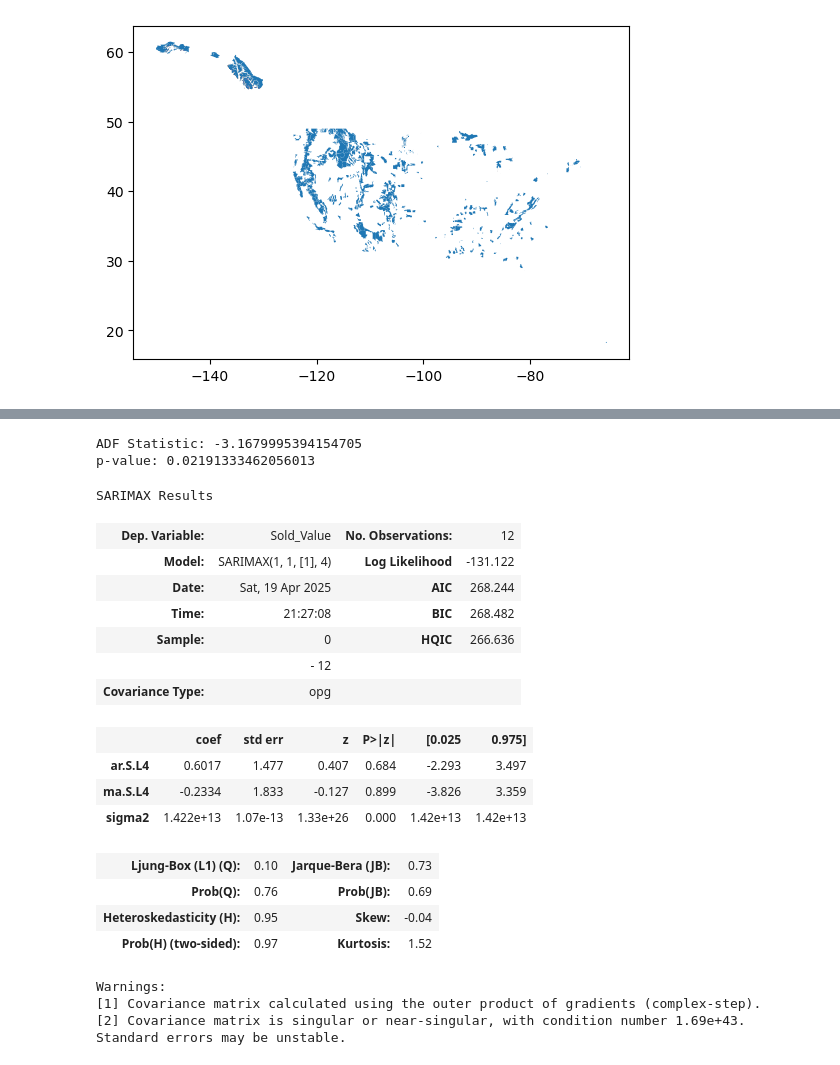
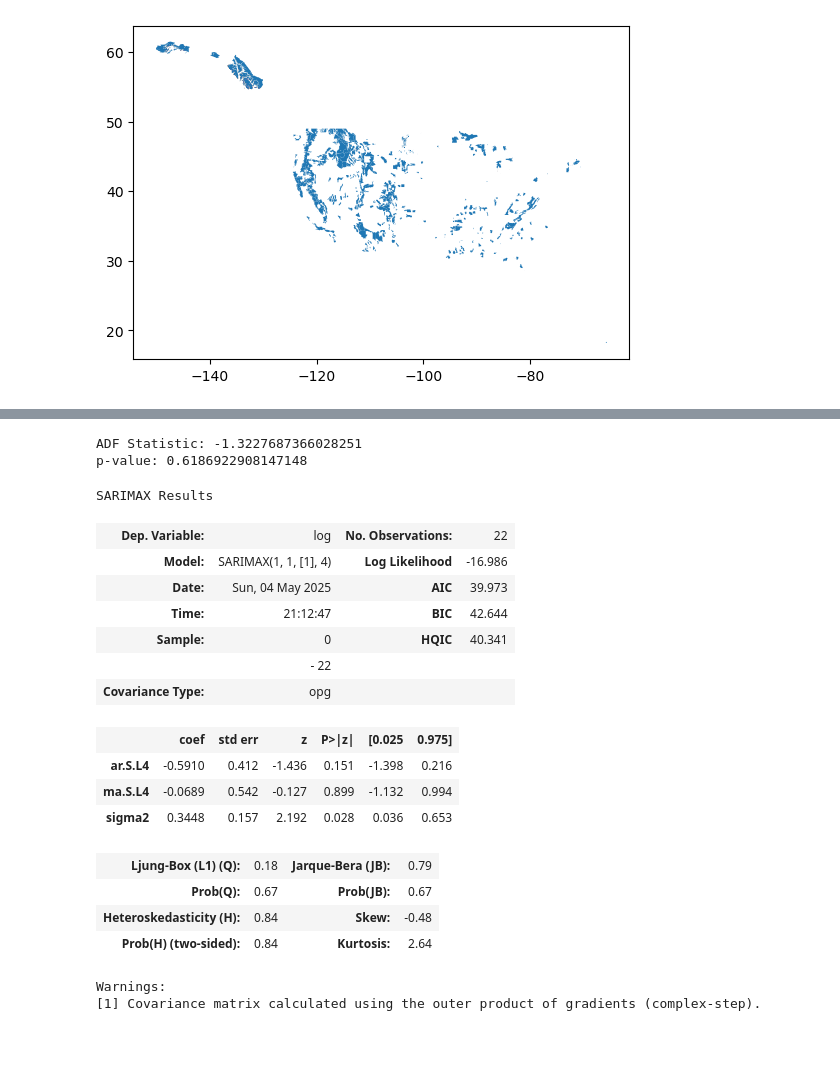
Before and after one commit to langoodall/Project-Timber-Harvesting, a Jupyter notebook: Timber.ipynb, the cells around one changed output, grey strips where cells are left out. Saved outputs shown, nothing was run; the diff lists cells and outputs as text; code cells hidden in the pictures.

```diff
--- a/Timber.ipynb
+++ b/Timber.ipynb
@@ -72,8 +87,10 @@ df['Numeric_Quarter'] = df['Year'] + (df['Quarter_Num'] - 1) / 4
 # %%
 # Create total harvest dataframe and X/y objects then model
 totalHarvestDf = df.groupby(['Numeric_Quarter'])[['Sold_Value']].agg('sum').reset_index()
+totalHarvestDf['log'] = np.log(totalHarvestDf['Sold_Value'])
+# totalHarvestDf = totalHarvestDf.iloc[:-1] # used to remove the last row which is 0 in log, uncomment if all quarters present
 X = totalHarvestDf['Numeric_Quarter']
-y = totalHarvestDf['Sold_Value']
+y = totalHarvestDf['log']
 model = sm.OLS(y, sm.add_constant(X))
 model_fit = model.fit()
 
@@ -105,39 +142,39 @@ Text(0.5, 0, 'Quarter')
 # %%
 # Test the stationarity of the differenced y variable using the ADF test
 # We did good
 totalHarvestDf['valueDiff'] = totalHarvestDf['Sold_Value'].diff()
-result = adfuller(totalHarvestDf['valueDiff'].dropna())
+totalHarvestDf['logDiff'] = totalHarvestDf['log'].diff() # May not need later on
+result = adfuller(totalHarvestDf['log'].dropna())
 print("ADF Statistic:", result[0])
 print("p-value:", result[1])
 
 # Summary of SARIMAX output
 # TEST FOR NOW, NEED TO CHECK REGULAR ARIMA TOO
 train = totalHarvestDf[:int(0.8*(len(totalHarvestDf)))]
 test = totalHarvestDf[int(0.8*(len(totalHarvestDf))):]
-train = train[['Numeric_Quarter', 'Sold_Value']]
-model = SARIMAX(train['Sold_Value'], order=(0,0,0), seasonal_order=(1,1,1,4))
+train = train[['Numeric_Quarter', 'log']]
+model = SARIMAX(train['log'], order=(0,0,0), seasonal_order=(1,1,1,4))
 result = model.fit()
 result.summary()
 # %% [output]
-ADF Statistic: -3.1679995394154705
-p-value: 0.02191333462056013
+ADF Statistic: -1.3227687366028251
+p-value: 0.6186922908147148
 SARIMAX Results
-| Dep. Variable: | Sold_Value | No. Observations: | 12 |
-| Model: | SARIMAX(1, 1, [1], 4) | Log Likelihood | -131.122 |
-| Date: | Sat, 19 Apr 2025 | AIC | 268.244 |
-| Time: | 21:27:08 | BIC | 268.482 |
-| Sample: | 0 | HQIC | 266.636 |
-|  | - 12 |  |  |
+| Dep. Variable: | log | No. Observations: | 22 |
+| Model: | SARIMAX(1, 1, [1], 4) | Log Likelihood | -16.986 |
+| Date: | Sun, 04 May 2025 | AIC | 39.973 |
+| Time: | 21:12:47 | BIC | 42.644 |
+| Sample: | 0 | HQIC | 40.341 |
+|  | - 22 |  |  |
 | Covariance Type: | opg |  |  |
 |  | coef | std err | z | P>|z| | [0.025 | 0.975] |
-| ar.S.L4 | 0.6017 | 1.477 | 0.407 | 0.684 | -2.293 | 3.497 |
-| ma.S.L4 | -0.2334 | 1.833 | -0.127 | 0.899 | -3.826 | 3.359 |
-| sigma2 | 1.422e+13 | 1.07e-13 | 1.33e+26 | 0.000 | 1.42e+13 | 1.42e+13 |
+| ar.S.L4 | -0.5910 | 0.412 | -1.436 | 0.151 | -1.398 | 0.216 |
+| ma.S.L4 | -0.0689 | 0.542 | -0.127 | 0.899 | -1.132 | 0.994 |
+| sigma2 | 0.3448 | 0.157 | 2.192 | 0.028 | 0.036 | 0.653 |
-| Ljung-Box (L1) (Q): | 0.10 | Jarque-Bera (JB): | 0.73 |
-| Prob(Q): | 0.76 | Prob(JB): | 0.69 |
-| Heteroskedasticity (H): | 0.95 | Skew: | -0.04 |
-| Prob(H) (two-sided): | 0.97 | Kurtosis: | 1.52 |
+| Ljung-Box (L1) (Q): | 0.18 | Jarque-Bera (JB): | 0.79 |
+| Prob(Q): | 0.67 | Prob(JB): | 0.67 |
+| Heteroskedasticity (H): | 0.84 | Skew: | -0.48 |
+| Prob(H) (two-sided): | 0.84 | Kurtosis: | 2.64 |
 Warnings:
 [1] Covariance matrix calculated using the outer product of gradients (complex-step).
-[2] Covariance matrix is singular or near-singular, with condition number 1.69e+43. Standard errors may be unstable.
 # %%
```
Also changed, not shown: parts of 10 cells of this notebook.
